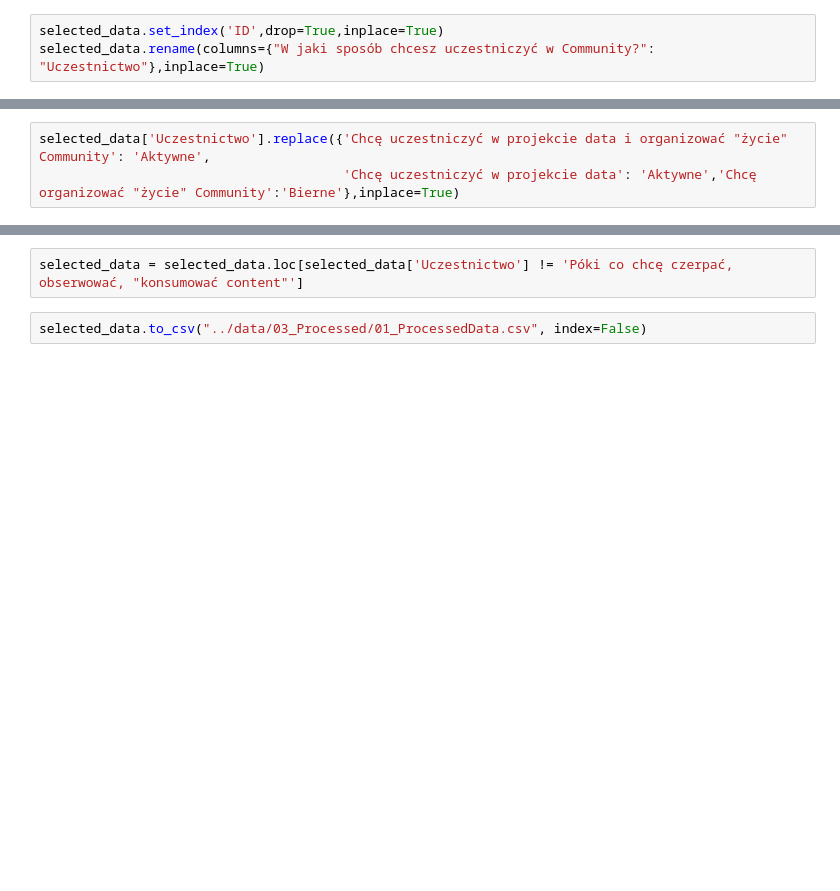
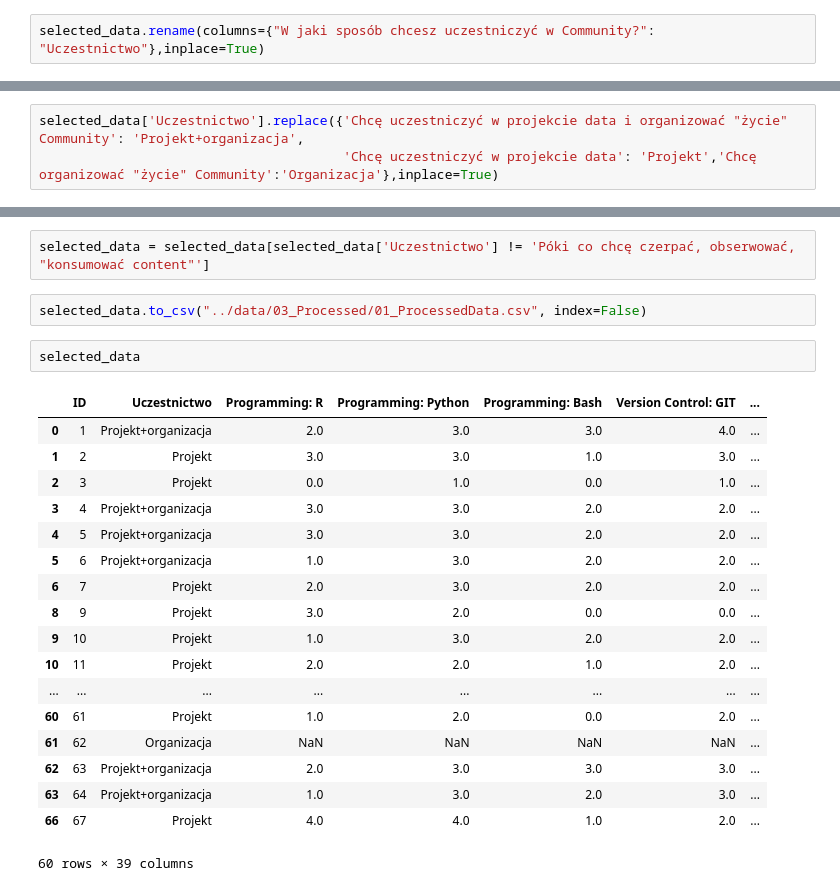
Before and after one commit to MalwinaKoz/Project-People-Analytics, a Jupyter notebook: notebooks/02_FeatureEngineering.ipynb, the cells around one changed output, grey strips where cells are left out. Saved outputs shown, nothing was run; the diff lists cells and outputs as text; blank space fills up the shorter version.

```diff
--- a/notebooks/02_FeatureEngineering.ipynb
+++ b/notebooks/02_FeatureEngineering.ipynb
@@ -3,7 +3,6 @@ import pandas as pd
 # %%
 selected_data = pd.read_csv("../data/02_Interim/01_SelectedFeutures.csv")
 # %%
-selected_data.set_index('ID',drop=True,inplace=True)
 selected_data.rename(columns={"W jaki sposób chcesz uczestniczyć w Community?": "Uczestnictwo"},inplace=True)
 # %%
 selected_data['Uczestnictwo'].unique()
@@ -13,5 +12,5 @@ array(['Chcę uczestniczyć w projekcie data i organizować "życie" Community',
        'Póki co chcę czerpać, obserwować, "konsumować content"',
        'Chcę organizować "życie" Community'], dtype=object)
 # %%
-selected_data['Uczestnictwo'].replace({'Chcę uczestniczyć w projekcie data i organizować "życie" Community': 'Aktywne',
-                                       'Chcę uczestniczyć w projekcie data': 'Aktywne','Chcę organizować "życie" Community':'Bierne'},inplace=True)
+selected_data['Uczestnictwo'].replace({'Chcę uczestniczyć w projekcie data i organizować "życie" Community': 'Projekt+organizacja',
+                                       'Chcę uczestniczyć w projekcie data': 'Projekt','Chcę organizować "życie" Community':'Organizacja'},inplace=True)
@@ -18,4 +33,25 @@ selected_data['Uczestnictwo'].replace({'Chcę uczestniczyć w projekcie data i o
 # %%
-selected_data = selected_data.loc[selected_data['Uczestnictwo'] != 'Póki co chcę czerpać, obserwować, "konsumować content"']
+selected_data = selected_data[selected_data['Uczestnictwo'] != 'Póki co chcę czerpać, obserwować, "konsumować content"']
 # %%
 selected_data.to_csv("../data/03_Processed/01_ProcessedData.csv", index=False)
+# %%
+selected_data
+# %% [output]
+|  | ID | Uczestnictwo | Programming: R | Programming: Python | Programming: Bash | Version Control: GIT | ... |
+| 0 | 1 | Projekt+organizacja | 2.0 | 3.0 | 3.0 | 4.0 | ... |
+| 1 | 2 | Projekt | 3.0 | 3.0 | 1.0 | 3.0 | ... |
+| 2 | 3 | Projekt | 0.0 | 1.0 | 0.0 | 1.0 | ... |
+| 3 | 4 | Projekt+organizacja | 3.0 | 3.0 | 2.0 | 2.0 | ... |
+| 4 | 5 | Projekt+organizacja | 3.0 | 3.0 | 2.0 | 2.0 | ... |
+| 5 | 6 | Projekt+organizacja | 1.0 | 3.0 | 2.0 | 2.0 | ... |
+| 6 | 7 | Projekt | 2.0 | 3.0 | 2.0 | 2.0 | ... |
+| 8 | 9 | Projekt | 3.0 | 2.0 | 0.0 | 0.0 | ... |
+| 9 | 10 | Projekt | 1.0 | 3.0 | 2.0 | 2.0 | ... |
+| 10 | 11 | Projekt | 2.0 | 2.0 | 1.0 | 2.0 | ... |
+| ... | ... | ... | ... | ... | ... | ... | ... |
+| 60 | 61 | Projekt | 1.0 | 2.0 | 0.0 | 2.0 | ... |
+| 61 | 62 | Organizacja | NaN | NaN | NaN | NaN | ... |
+| 62 | 63 | Projekt+organizacja | 2.0 | 3.0 | 3.0 | 3.0 | ... |
+| 63 | 64 | Projekt+organizacja | 1.0 | 3.0 | 2.0 | 3.0 | ... |
+| 66 | 67 | Projekt | 4.0 | 4.0 | 1.0 | 2.0 | ... |
+60 rows × 39 columns
```
Also changed, not shown: parts of 1 cell of this notebook, 4 other files.
